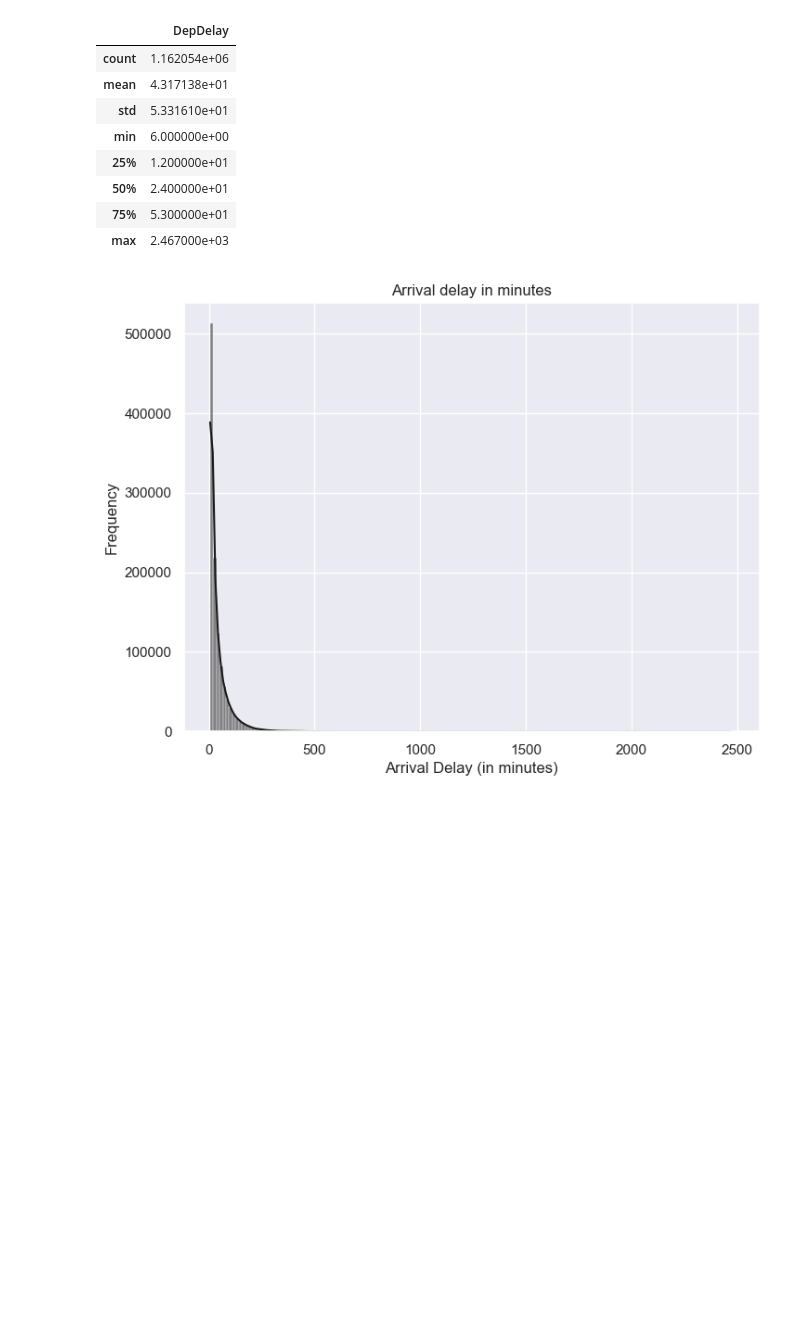
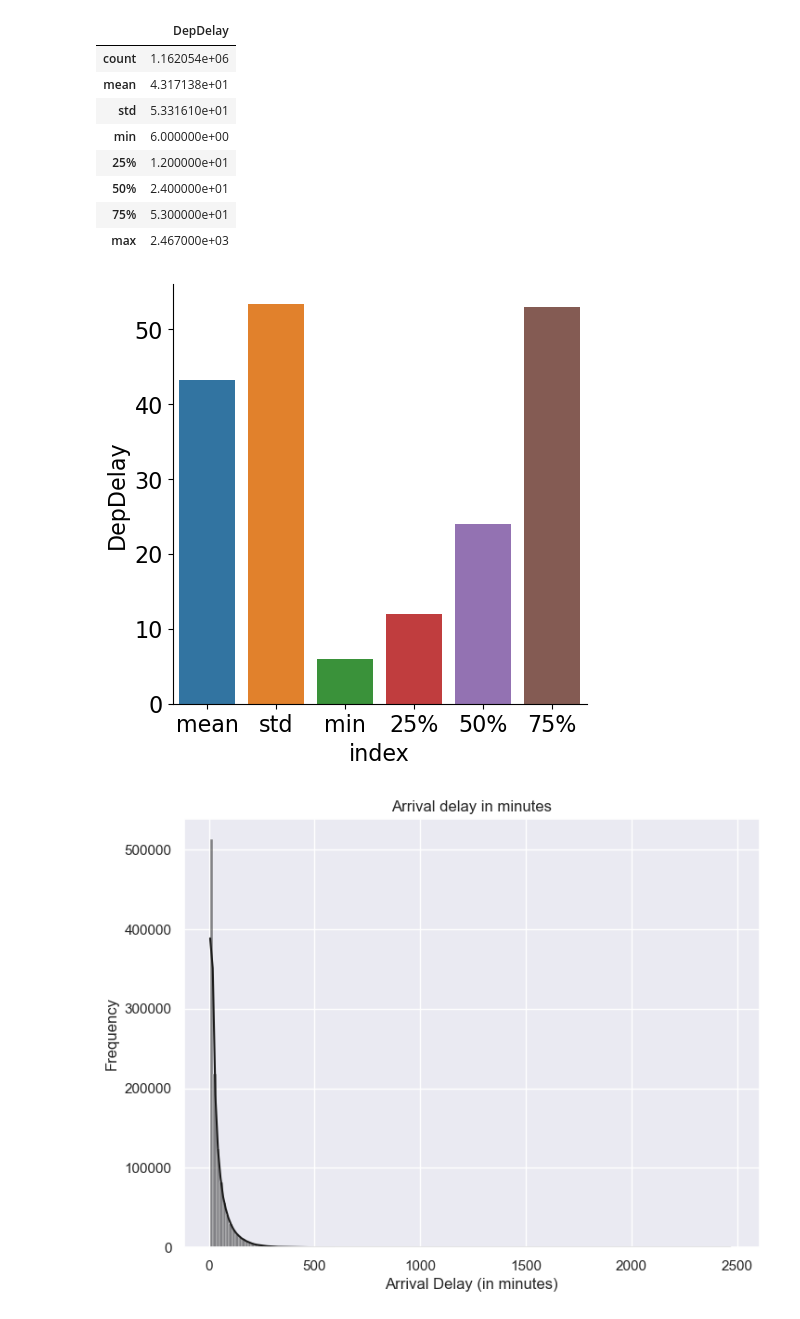
Before and after one commit to Yms002/Ejercicios, a Jupyter notebook: S11_T01/S11_T01 - Practicant amb training i test sets.ipynb, the cells around one changed output. Cells and saved outputs as stored; diff of their text form; code cells hidden in the pictures; blank space fills up the shorter version.

```diff
--- a/S11_T01/S11_T01 - Practicant amb training i test sets.ipynb
+++ b/S11_T01/S11_T01 - Practicant amb training i test sets.ipynb
@@ -150,7 +150,8 @@ Si comparamos el dataset original con el train y el test, podemos ver que los re
 # %%
 # Para estandarizar datos, nos centraremos en Departure Delay. Usaremos RobustScaler, para tratar con posibles outliers:
 dept = train.DepDelay.to_frame()
-dept.describe()
+describe_dept = dept.describe()
+describe_dept
 # %% [output]
 |  | DepDelay |
 | count | 1.162054e+06 |
@@ -161,6 +162,20 @@ dept.describe()
 | 50% | 2.400000e+01 |
 | 75% | 5.300000e+01 |
 | max | 2.467000e+03 |
+# %%
+describe_dept.reset_index(inplace=True)
+describe_dept = describe_dept[describe_dept['index'] != 'count']
+describe_dept = describe_dept[describe_dept['index'] != 'max'] # eliminamos las columnas 'count' y 'max' para enfocar las gráficas en el resto de variables.
+for i in describe_dept.columns:
+    if i in ['index']:
+        continue
+    splot = sns.catplot(x='index', y=i, data=describe_dept, kind='bar')
+    #fig, ax = grid.axes[0,0]
+    #ax.bar_label(ax.containers[0])
+
+    plt.show()
+# %% [output]
+[figure, added]
 # %%
 sns.set(style="darkgrid") #darkgrid, whitegrid, dark, white, and ticks
 sns.histplot(train, x = 'DepDelay', binwidth=15, kde = True, color = 'k')
```
Also changed, not shown: parts of 9 cells of this notebook.
